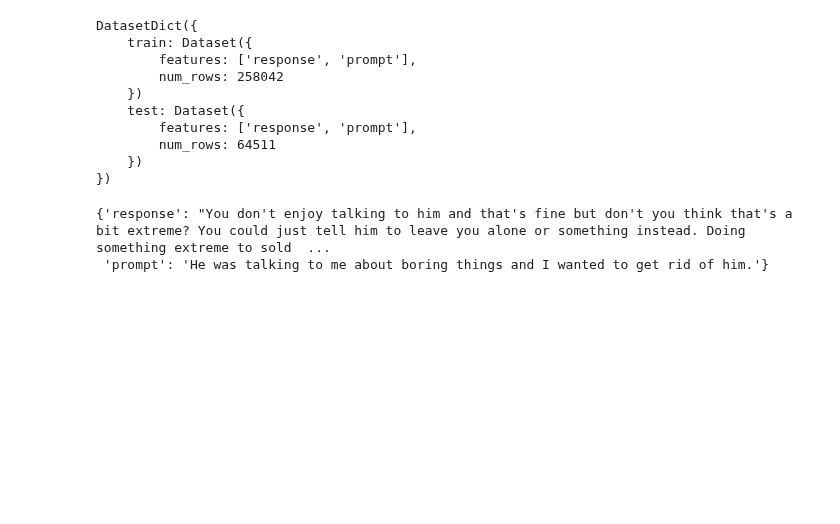
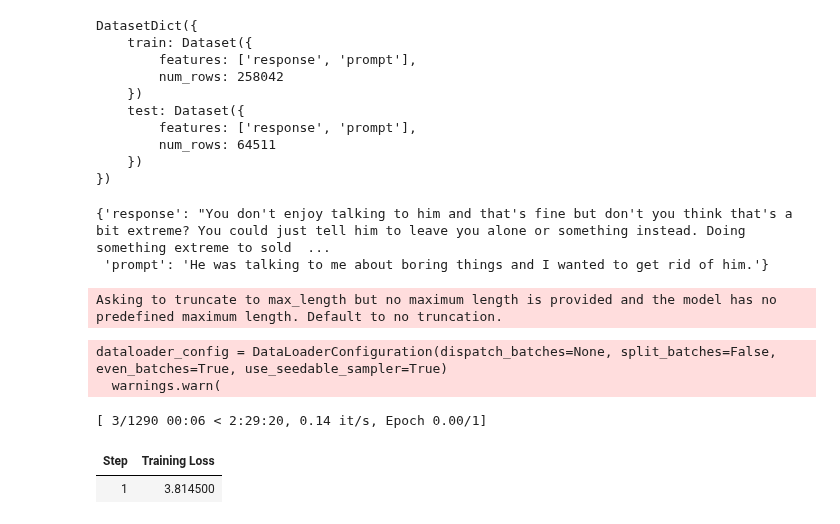
Before and after one commit to Jenniferduong20012004/JennyLearningAI, a Jupyter notebook: LLMS.ipynb, the cells around one changed output. Drawn from its saved outputs; the diff is of its cells as text; code cells hidden in the pictures; blank space fills up the shorter version.

```diff
--- a/LLMS.ipynb
+++ b/LLMS.ipynb
@@ -195,6 +201,37 @@ def generate_and_tokenize_prompt (data_point):
   )
   return tokenized_full_prompt
 # %%
-data_alespalla = data_alespalla['train'].shard [ num_shards = 50. index =0].filter(
-    lambda sa
-)
+data_alespalla = data_alespalla['train'].shard (num_shards = 50, index =0).filter(
+    lambda sample: sample ['response']!= '' and sample ['prompt'] != ''
+).shuffle().map(generate_and_tokenize_prompt)
+# %% [output]
+Asking to truncate to max_length but no maximum length is provided and the model has no predefined maximum length. Default to no truncation.
+# %%
+#training
+training_args = transformers.TrainingArguments (
+    per_device_train_batch_size =1,
+    gradient_accumulation_steps = 4,
+    num_train_epochs =1,
+    learning_rate = 2e-4,
+    fp16 = True,
+    save_total_limit = 3,
+    logging_steps =1,
+    output_dir = "experiments",
+    optim = "paged_adamw_8bit",
+    lr_scheduler_type = "cosine",
+    warmup_ratio = 0.05
+)
+trainer = transformers.Trainer(
+    model = model,
+    train_dataset = data_alespalla,
+    args = training_args,
+    data_collator = transformers.DataCollatorForLanguageModeling(tokenizer, mlm = False)
+    )
+model.config.use_cache = False
+trainer.train()
+# %% [output]
+dataloader_config = DataLoaderConfiguration(dispatch_batches=None, split_batches=False, even_batches=True, use_seedable_sampler=True)
+  warnings.warn(
+[ 3/1290 00:06 < 2:29:20, 0.14 it/s, Epoch 0.00/1]
+| Step | Training Loss |
+| 1 | 3.814500 |
```
Also changed, not shown: parts of 1 cell of this notebook.
